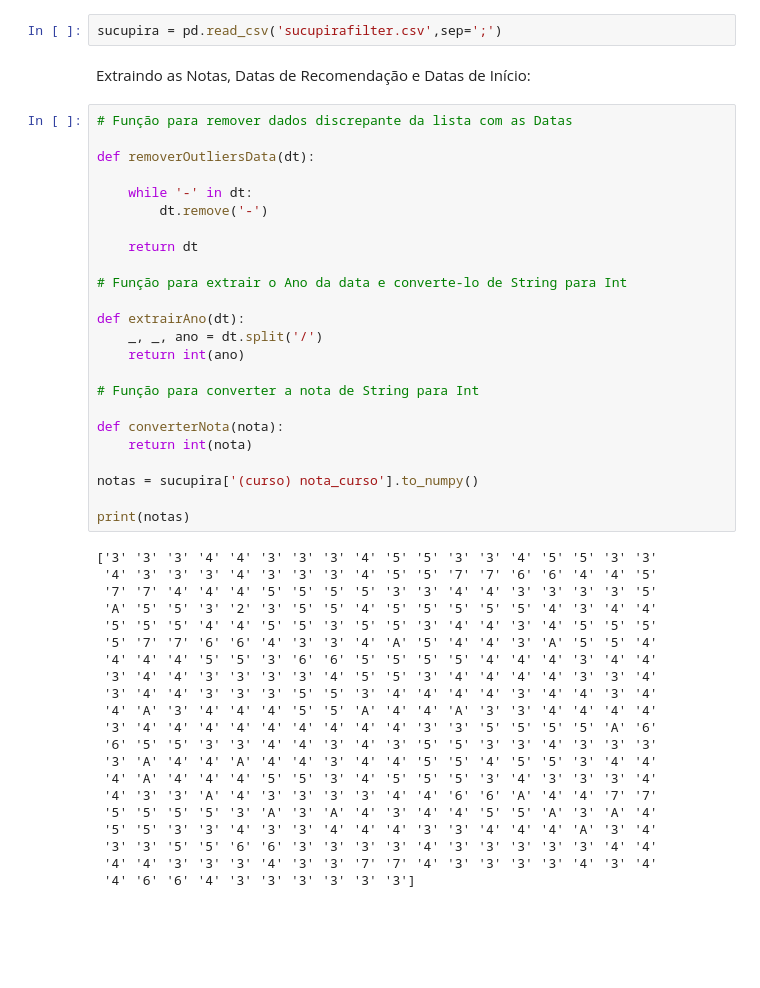
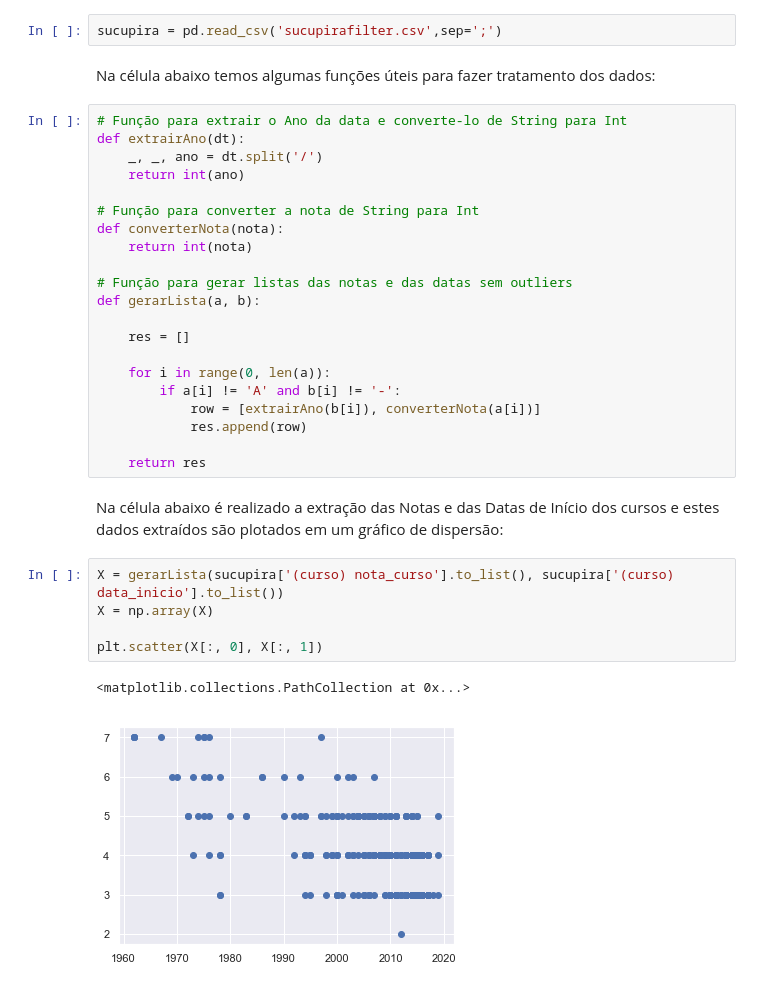
Before and after one commit to isaacpinheiro/projeto-md, a Jupyter notebook: notebooks/dataNota.ipynb, the cells around one changed output. Saved outputs shown, nothing was run; the diff lists cells and outputs as text; blank space fills up the shorter version.

Commit message:
Implementando o notebook para o agrupamento das Notas dos cursos com as Datas de Início.

```diff
--- a/notebooks/dataNota.ipynb
+++ b/notebooks/dataNota.ipynb
@@ -8,50 +13,37 @@ import matplotlib.pyplot as plt
 Lendo o CSV:
 # %%
 sucupira = pd.read_csv('sucupirafilter.csv',sep=';')
-# %% [markdown]
-Extraindo as Notas, Datas de Recomendação e Datas de Início:
+# %% [markdown]
+Na célula abaixo temos algumas funções úteis para fazer tratamento dos dados:
 # %%
-# Função para remover dados discrepante da lista com as Datas
-
-def removerOutliersData(dt):
-
-    while '-' in dt:
-        dt.remove('-')
-
-    return dt
-
 # Função para extrair o Ano da data e converte-lo de String para Int
-
 def extrairAno(dt):
     _, _, ano = dt.split('/')
     return int(ano)
 
 # Função para converter a nota de String para Int
-
 def converterNota(nota):
     return int(nota)
 
-notas = sucupira['(curso) nota_curso'].to_numpy()
+# Função para gerar listas das notas e das datas sem outliers
+def gerarLista(a, b):
 
-print(notas)
+    res = []
+
+    for i in range(0, len(a)):
+        if a[i] != 'A' and b[i] != '-':
+            row = [extrairAno(b[i]), converterNota(a[i])]
+            res.append(row)
+
+    return res
-# %% [output]
-['3' '3' '3' '4' '4' '3' '3' '3' '4' '5' '5' '3' '3' '4' '5' '5' '3' '3'
- '4' '3' '3' '3' '4' '3' '3' '3' '4' '5' '5' '7' '7' '6' '6' '4' '4' '5'
- '7' '7' '4' '4' '4' '5' '5' '5' '5' '3' '3' '4' '4' '3' '3' '3' '3' '5'
- 'A' '5' '5' '3' '2' '3' '5' '5' '4' '5' '5' '5' '5' '5' '4' '3' '4' '4'
- '5' '5' '5' '4' '4' '5' '5' '3' '5' '5' '3' '4' '4' '3' '4' '5' '5' '5'
- '5' '7' '7' '6' '6' '4' '3' '3' '4' 'A' '5' '4' '4' '3' 'A' '5' '5' '4'
- '4' '4' '4' '5' '5' '3' '6' '6' '5' '5' '5' '5' '4' '4' '4' '3' '4' '4'
- '3' '4' '4' '3' '3' '3' '3' '4' '5' '5' '3' '4' '4' '4' '4' '3' '3' '4'
- '3' '4' '4' '3' '3' '3' '5' '5' '3' '4' '4' '4' '4' '3' '4' '4' '3' '4'
- '4' 'A' '3' '4' '4' '4' '5' '5' 'A' '4' '4' 'A' '3' '3' '4' '4' '4' '4'
- '3' '4' '4' '4' '4' '4' '4' '4' '4' '4' '3' '3' '5' '5' '5' '5' 'A' '6'
- '6' '5' '5' '3' '3' '4' '4' '3' '4' '3' '5' '5' '3' '3' '4' '3' '3' '3'
- '3' 'A' '4' '4' 'A' '4' '4' '3' '4' '4' '5' '5' '4' '5' '5' '3' '4' '4'
- '4' 'A' '4' '4' '4' '5' '5' '3' '4' '5' '5' '5' '3' '4' '3' '3' '3' '4'
- '4' '3' '3' 'A' '4' '3' '3' '3' '3' '4' '4' '6' '6' 'A' '4' '4' '7' '7'
- '5' '5' '5' '5' '3' 'A' '3' 'A' '4' '3' '4' '4' '5' '5' 'A' '3' 'A' '4'
- '5' '5' '3' '3' '4' '3' '3' '4' '4' '4' '3' '3' '4' '4' '4' 'A' '3' '4'
- '3' '3' '5' '5' '6' '6' '3' '3' '3' '3' '4' '3' '3' '3' '3' '3' '4' '4'
- '4' '4' '3' '3' '3' '4' '3' '3' '7' '7' '4' '3' '3' '3' '3' '4' '3' '4'
- '4' '6' '6' '4' '3' '3' '3' '3' '3' '3']
+# %% [markdown]
+Na célula abaixo é realizado a extração das Notas e das Datas de Início dos cursos
+e estes dados extraídos são plotados em um gráfico de dispersão:
+# %%
+X = gerarLista(sucupira['(curso) nota_curso'].to_list(), sucupira['(curso) data_inicio'].to_list())
+X = np.array(X)
+
+plt.scatter(X[:, 0], X[:, 1])
+# %% [output]
+<matplotlib.collections.PathCollection at 0x...>
+[figure, added]
```
Also changed, not shown: parts of 7 cells of this notebook.
